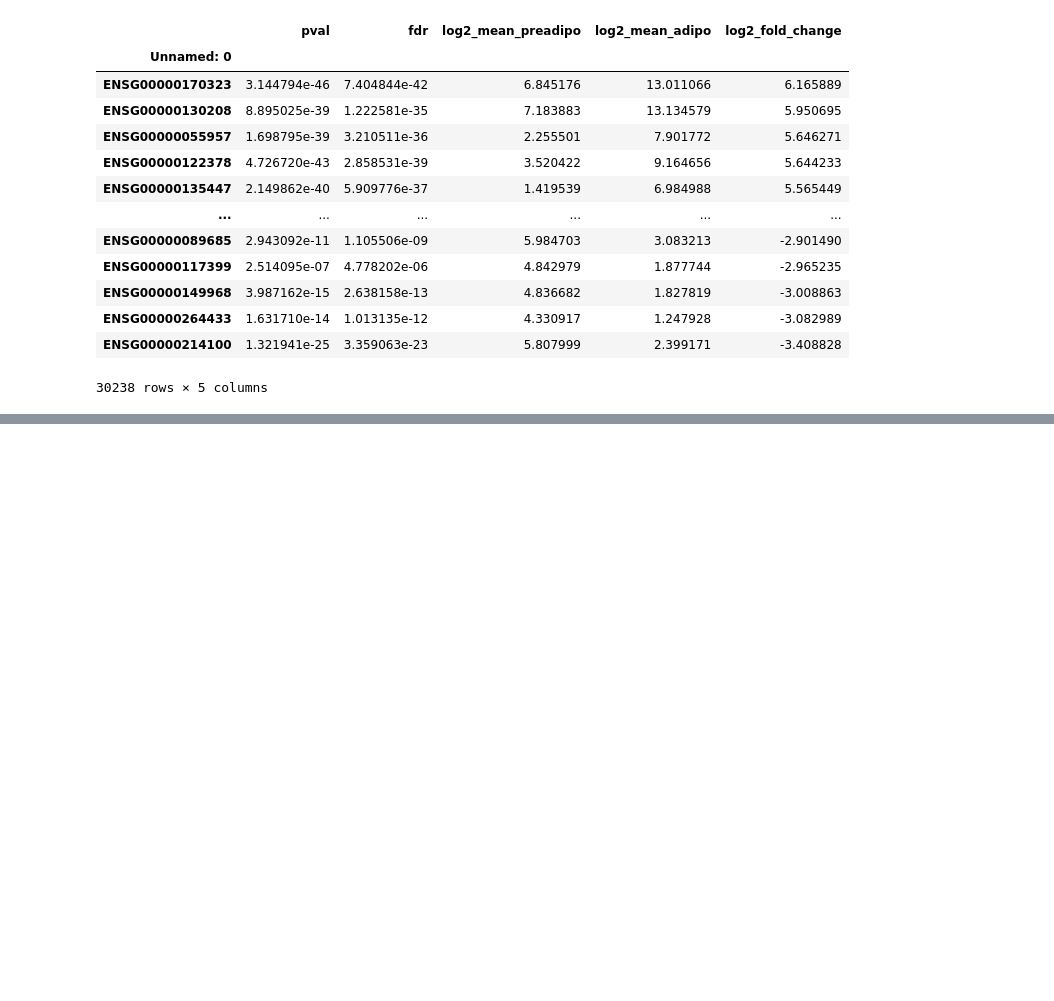
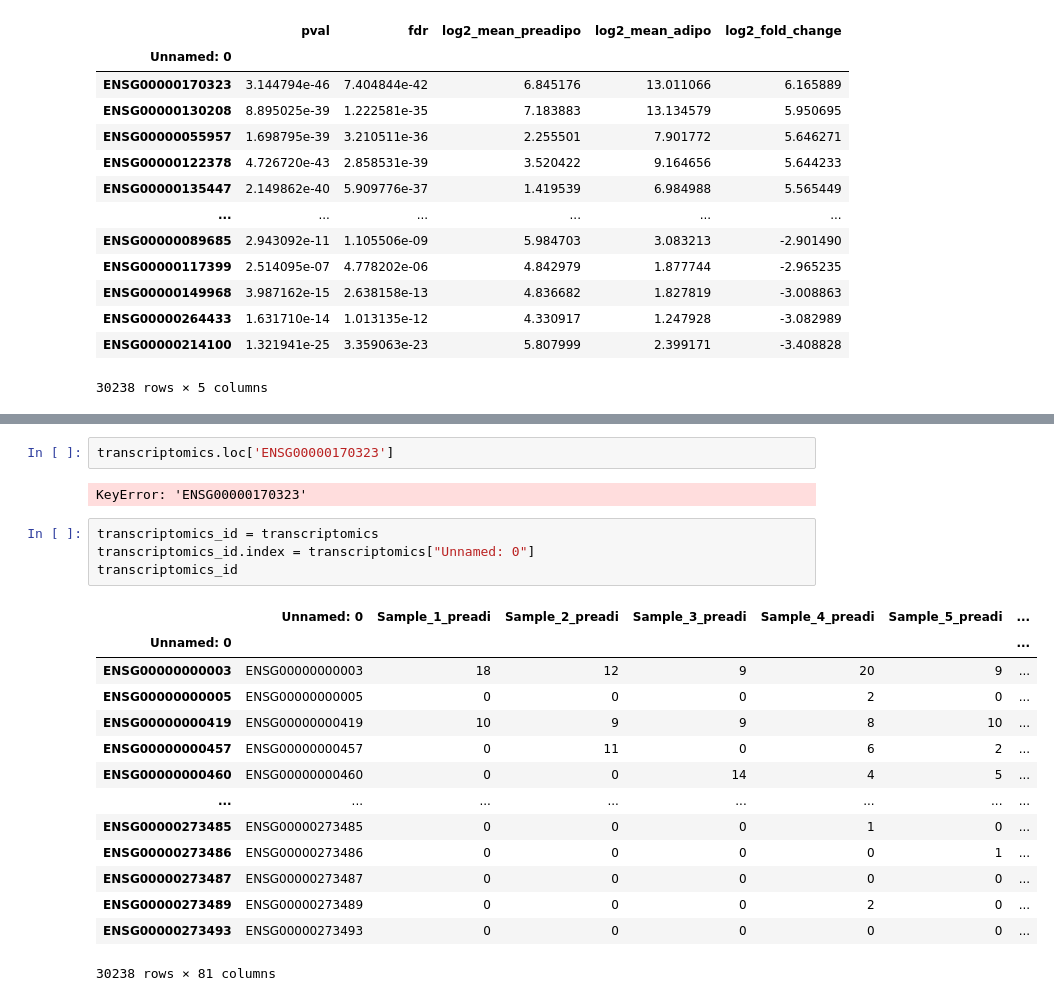
Before and after one commit to CamilleChallier/Transcriptomics_project, a Jupyter notebook: wesley.ipynb, the cells around one changed output, grey strips where cells are left out. Saved outputs shown, nothing was run; the diff lists cells and outputs as text; blank space fills up the shorter version.

```diff
--- a/wesley.ipynb
+++ b/wesley.ipynb
@@ -350,0 +420,23 @@ de_results
+# %%
+transcriptomics.loc['ENSG00000170323']
+# %% [output]
+KeyError: 'ENSG00000170323'
+# %%
+transcriptomics_id = transcriptomics
+transcriptomics_id.index = transcriptomics["Unnamed: 0"]
+transcriptomics_id
+# %% [output]
+|  | Unnamed: 0 | Sample_1_preadi | Sample_2_preadi | Sample_3_preadi | Sample_4_preadi | Sample_5_preadi | ... |
+| Unnamed: 0 |  |  |  |  |  |  | ... |
+| ENSG00000000003 | ENSG00000000003 | 18 | 12 | 9 | 20 | 9 | ... |
+| ENSG00000000005 | ENSG00000000005 | 0 | 0 | 0 | 2 | 0 | ... |
+| ENSG00000000419 | ENSG00000000419 | 10 | 9 | 9 | 8 | 10 | ... |
+| ENSG00000000457 | ENSG00000000457 | 0 | 11 | 0 | 6 | 2 | ... |
+| ENSG00000000460 | ENSG00000000460 | 0 | 0 | 14 | 4 | 5 | ... |
+| ... | ... | ... | ... | ... | ... | ... | ... |
+| ENSG00000273485 | ENSG00000273485 | 0 | 0 | 0 | 1 | 0 | ... |
+| ENSG00000273486 | ENSG00000273486 | 0 | 0 | 0 | 0 | 1 | ... |
+| ENSG00000273487 | ENSG00000273487 | 0 | 0 | 0 | 0 | 0 | ... |
+| ENSG00000273489 | ENSG00000273489 | 0 | 0 | 0 | 2 | 0 | ... |
+| ENSG00000273493 | ENSG00000273493 | 0 | 0 | 0 | 0 | 0 | ... |
+30238 rows × 81 columns
```
Also changed, not shown: parts of 11 cells of this notebook.
